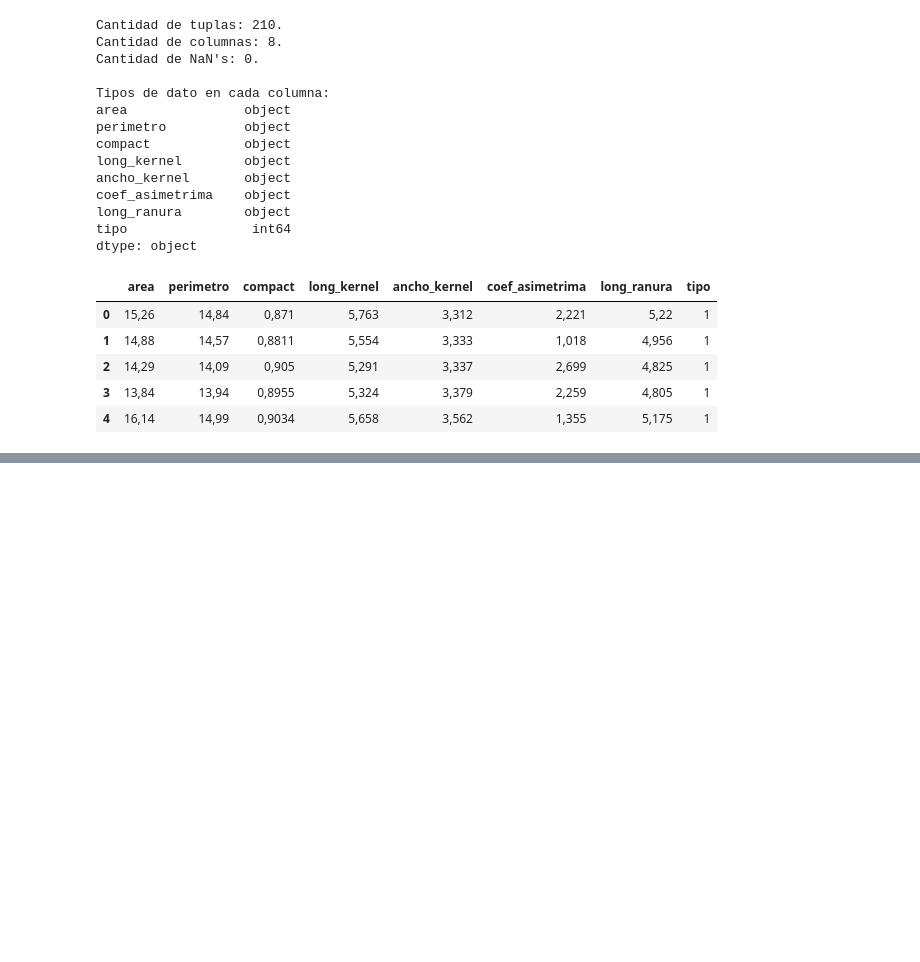
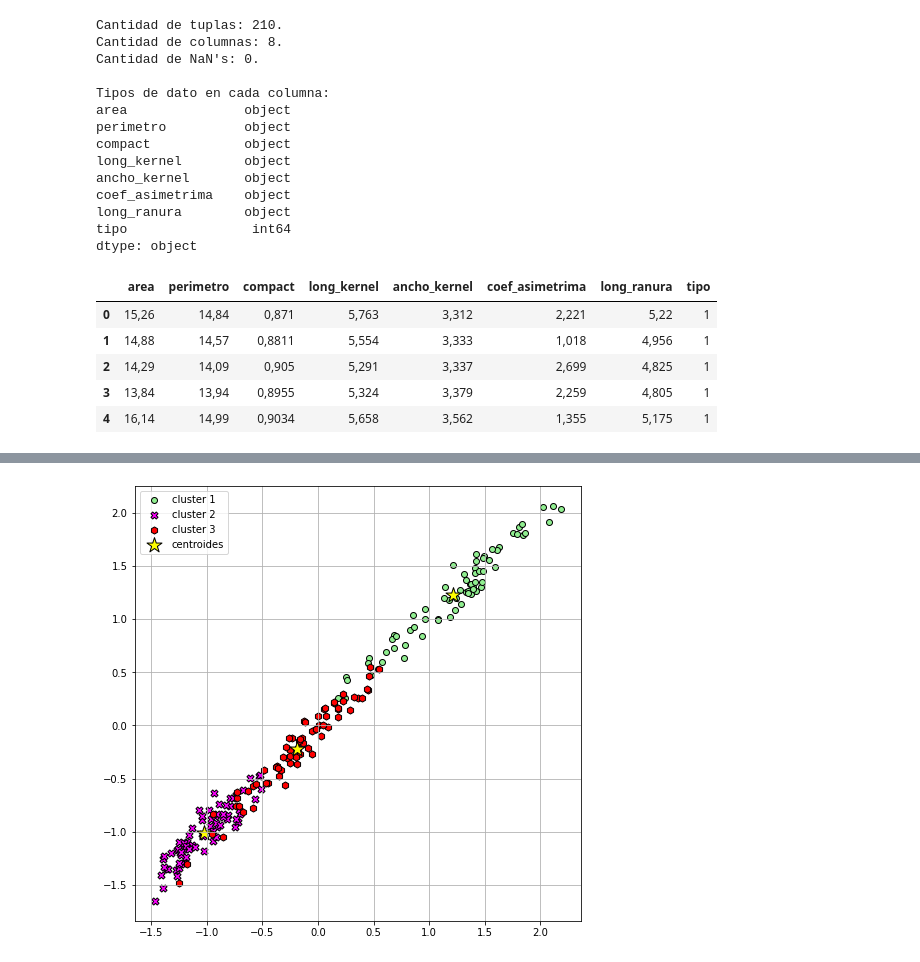
Before and after one commit to ncavasin/bdmasivas, a Jupyter notebook: tp05_02-clustering/resolucion/ejercicio_4/trigo.ipynb, the cells around one changed output, grey strips where cells are left out. Saved outputs shown, nothing was run; the diff lists cells and outputs as text; code cells hidden in the pictures; blank space fills up the shorter version.

```diff
--- a/tp05_02-clustering/resolucion/ejercicio_4/trigo.ipynb
+++ b/tp05_02-clustering/resolucion/ejercicio_4/trigo.ipynb
@@ -103,0 +120,17 @@ scaled_1.head()
+# %%
+# Importo para clusterizar
+from sklearn.cluster import KMeans
+
+# Importo para graficar
+import matplotlib.pyplot as plt
+
+# Instancio el algoritmo con 3 centroides iniciales
+km = KMeans(
+    n_clusters=3, init='random',
+    n_init=10, random_state=0
+)
+
+# Ejecuto el algoritmo
+trigo_pred = km.fit_predict(trigo_scaled)
+
+print(f'Agrupamiento resultante:\n{trigo_pred}')
@@ -104,58 +145,51 @@ scaled_1.head()
 # %%
-# Importo para clusterizar
-from sklearn.cluster import KMeans
-
 # Importo para graficar
 import matplotlib.pyplot as plt
 
-# Instancio el algoritmo con 5 centroides iniciales
-km = KMeans(
-    init='random',
-    n_clusters=5,
-    n_init=10,
-    random_state=0
+# Creo el grafico
+plt.figure(figsize=(8,8))
+
+# Scatter del primer cluster
+plt.scatter(
+    trigo_scaled[trigo_pred == 0, 0],
+    trigo_scaled[trigo_pred == 0, 1],
+    c='lightgreen',
+    marker='o', edgecolor='black',
+    label='cluster 1'
 )
 
-# Ejecuto el algoritmo
-y_km = km.fit_predict(scaled_1)
-
-print(f'Agrupacion resultante:\n{y_km}')
-print(f'ACAAA{scaled_1[y_km == 0]}')
-
-plt.figure(figsize=(10,7))
-
-#scatter del primer cluster
+# Scatter del segundo cluster
 plt.scatter(
-    scaled_1[y_km == 0, 0], scaled_1[y_km == 0, 1],
-    s=50, c='lightgreen',
-    marker='s', edgecolor='black',
-    label='cluster 1'
-)
-#scatter del segundo cluster
-plt.scatter(
-    scaled_1[y_km == 1, 0], scaled_1[y_km == 1, 1],
-    s=50, c='orange',
-    marker='o', edgecolor='black',
+    trigo_scaled[trigo_pred == 1, 0],
+    trigo_scaled[trigo_pred == 1, 1],
+    s=50, c='magenta',
+    marker='X', edgecolor='black',
     label='cluster 2'
 )
-#scatter del tercer cluster
+
+# Scatter del tercer cluster
 plt.scatter(
-    scaled_1[y_km == 2, 0], scaled_1[y_km == 2, 1],
-    s=50, c='lightblue',
-    marker='v', edgecolor='black',
+    trigo_scaled[trigo_pred == 2, 0],
+    trigo_scaled[trigo_pred == 2, 1],
+    s=50, c='red',
+    marker='h', edgecolor='black',
     label='cluster 3'
 )
-#scatter del los centroides
+
+# Scatter del los centroides
 plt.scatter(
     km.cluster_centers_[:, 0], km.cluster_centers_[:, 1],
     s=250, marker='*',
-    c='red', edgecolor='black',
+    c='yellow', edgecolor='black',
     label='centroides'
 )
-#le pongo la leyenda
+
+# Inserto leyenda
 plt.legend(scatterpoints=1)
-#hace una grilla en el grafico
+
+# Agrego el grid
 plt.grid()
-#lo imprime en pantalla
+
+# Lo muestro
 plt.show()
 # %% [output]
@@ -182,0 +196 @@ TypeError: '(array([ True,  True,  True,  True,  True,  True,  True,  True, Fals
+[figure, added]
```
Also changed, not shown: parts of 11 cells of this notebook.
